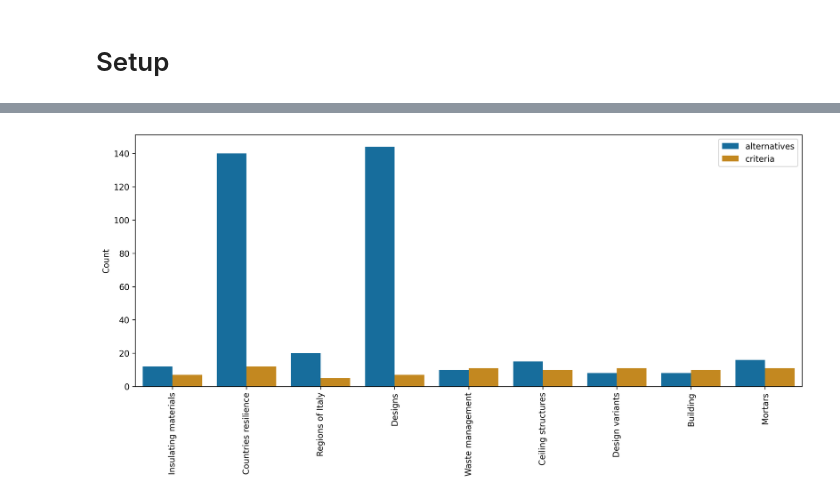
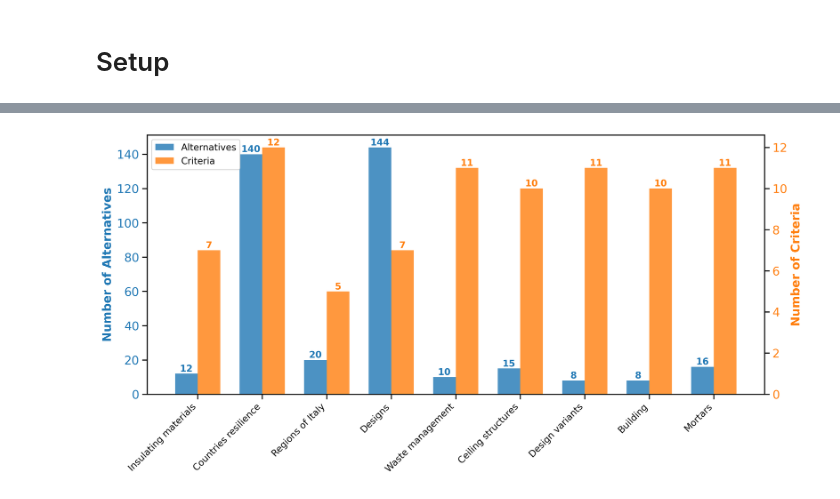
Before and after one commit to anras5/ordinal-regression-reduced, a Jupyter notebook: src/notebooks/datasets-comparison.ipynb, the cells around one changed output, grey strips where cells are left out. Saved outputs shown, nothing was run; the diff lists cells and outputs as text; code cells hidden in the pictures.

```diff
--- a/src/notebooks/datasets-comparison.ipynb
+++ b/src/notebooks/datasets-comparison.ipynb
@@ -85,41 +58,67 @@ plt.show()
 # %%
 datasets = {
     "insulating-materials": "Insulating materials",
     "countries-resilience": "Countries resilience",
     "regions-italy": "Regions of Italy",
     "designs": "Designs",
     "waste-management": "Waste management",
     "ceiling-structures": "Ceiling structures",
     "design-variants": "Design variants",
     "building": "Building",
     "cement-mortars-geopolymers": "Mortars",
 }
 
 # Collect both alternatives and criteria data
 data = defaultdict(list)
 for folder, name in datasets.items():
     dataset = MCDADataset.read_csv(f"../data/{folder}/dataset.csv")
     data["name"].append(name)
     data["alternatives"].append(len(dataset.data))
     data["criteria"].append(len(dataset.data.columns))
 
 df = pd.DataFrame(data)
 
-# Melt the dataframe to have alternatives and criteria in one column
-df_melted = df.melt(id_vars=['name'],
-                    value_vars=['alternatives', 'criteria'],
-                    var_name='metric',
-                    value_name='count')
+# Create the dual-axis plot
+fig, ax1 = plt.subplots(figsize=(12, 6), dpi=300)
 
-# Create the plot
-plt.figure(figsize=(12, 6), dpi=300)
-sns.barplot(data=df_melted, x="name", y="count", hue="metric", palette="colorblind")
-plt.xlabel("")
-plt.ylabel("Count")
-plt.xticks(rotation=90)
-plt.legend()
+# Set up positions for bars
+x_pos = np.arange(len(df['name']))
+width = 0.35
+
+A_COLOR = '#1f77b4'
+C_COLOR = '#ff7f0e'
+
+# Plot alternatives on left y-axis (ax1)
+bars1 = ax1.bar(x_pos - width/2, df['alternatives'], width,
+                label='Alternatives', color=A_COLOR, alpha=0.8)
+ax1.set_ylabel('Number of Alternatives', color=A_COLOR, fontweight='bold', fontsize=14)
+ax1.tick_params(axis='y', labelcolor=A_COLOR, labelsize=14)
+ax1.set_xticks(x_pos)
+ax1.set_xticklabels(df['name'], rotation=45, ha='right')
+
+# Create second y-axis for criteria
+ax2 = ax1.twinx()
+bars2 = ax2.bar(x_pos + width/2, df['criteria'], width,
+                label='Criteria', color=C_COLOR, alpha=0.8)
+ax2.set_ylabel('Number of Criteria', color=C_COLOR, fontweight='bold', fontsize=14)
+ax2.tick_params(axis='y', labelcolor=C_COLOR, labelsize=14)
+
+# Add value labels on bars for clarity
+for i, (alt, crit) in enumerate(zip(df['alternatives'], df['criteria'])):
+    ax1.text(i - width/2, alt, str(alt), ha='center', va='bottom',
+             color=A_COLOR, fontweight='bold', fontsize=11)
+    ax2.text(i + width/2, crit, str(crit), ha='center', va='bottom',
+             color=C_COLOR, fontweight='bold', fontsize=11)
+
+# Add a combined legend
+lines1, labels1 = ax1.get_legend_handles_labels()
+lines2, labels2 = ax2.get_legend_handles_labels()
+ax1.legend(lines1 + lines2, labels1 + labels2, loc='upper left',
+           bbox_to_anchor=(0, 1))
+
 plt.tight_layout()
-plt.savefig(f"../data/_miscellaneous/alternatives_criteria.png")
+plt.savefig(f"../data/_miscellaneous/alternatives_criteria_dual_axis.png",
+            bbox_inches='tight', dpi=300)
 plt.show()
 # %% [output]
-[figure, old version]
+[figure, new version]
```
Also changed, not shown: parts of 5 cells of this notebook, 2 other files.
